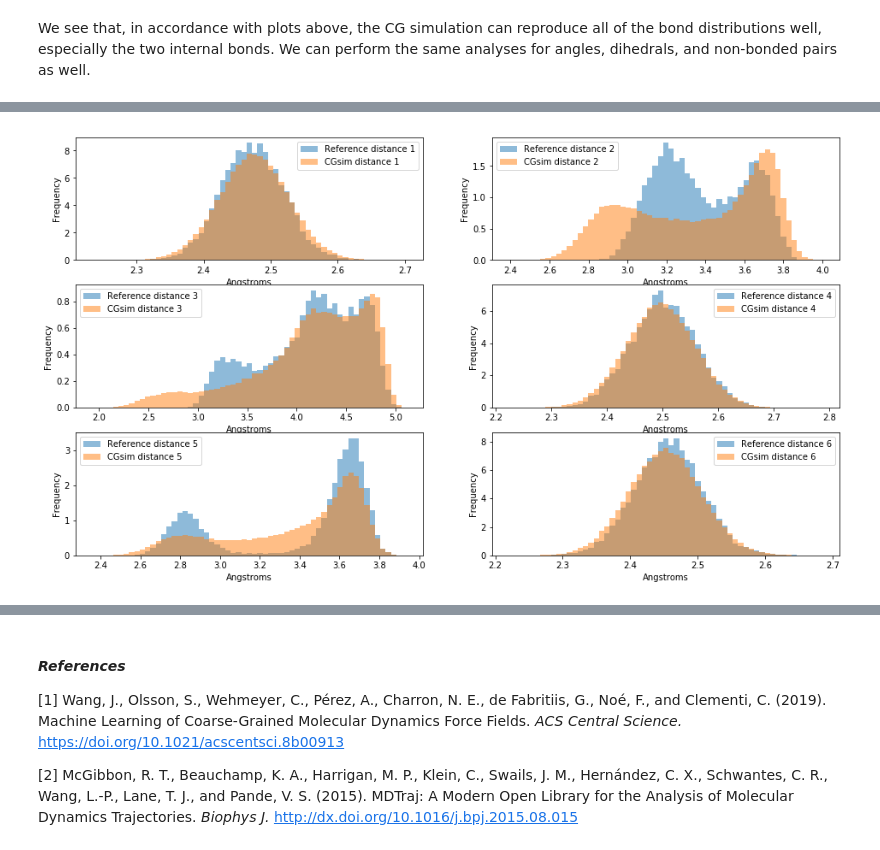
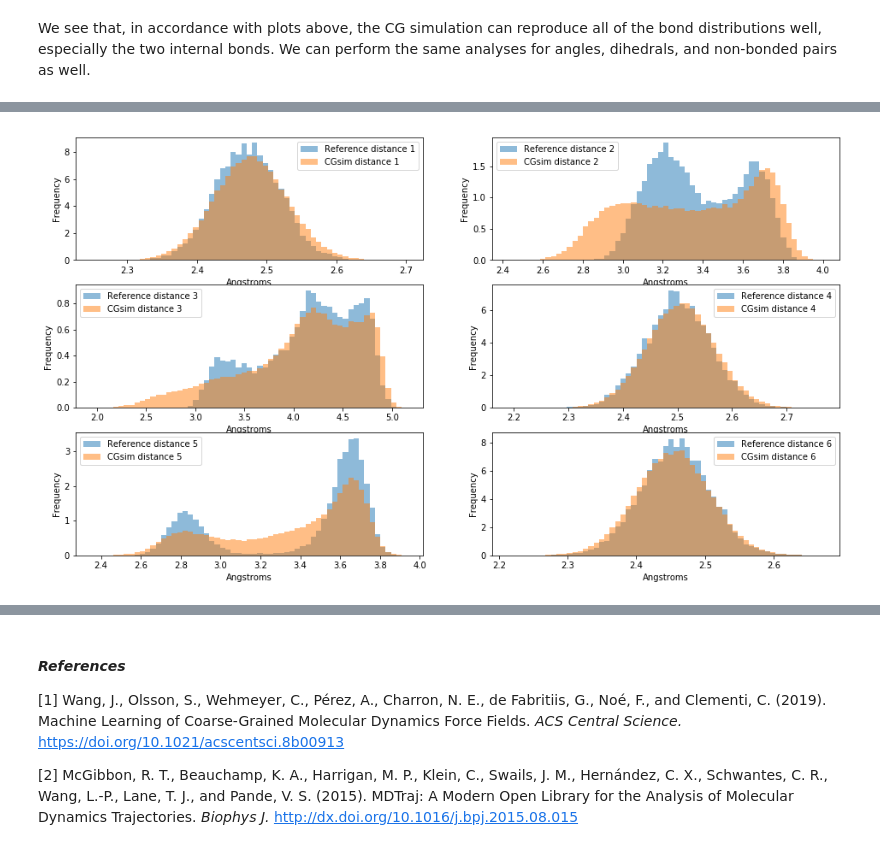
Before and after one commit to coarse-graining/cgnet, a Jupyter notebook: examples/Training-A-Coarse-Grained-Force-Field.ipynb, the cells around one changed output, grey strips where cells are left out. Cells and saved outputs as stored; diff of their text form; code cells hidden in the pictures.

```diff
--- a/examples/Training-A-Coarse-Grained-Force-Field.ipynb
+++ b/examples/Training-A-Coarse-Grained-Force-Field.ipynb
@@ -447,12 +447,15 @@ divs=[]
 fig = plt.figure(figsize=(16,6))
 for i in range(ang_traj.shape[1]):
     plt.subplot(round(len(angles)/2),2, i+1)
-    div = compare_distributions(ang_traj[:,i],sim_ang_traj[:,i],
-                                nbins=60,
-                                labels=['Reference angle {}'.format(i+1),'CGsim angle {}'.format(i+1)],
-                                xaxis='Radians', yaxis='Frequency',
-                                kl_div= True)
+    hist1, hist2, bins, div = compare_distributions(ang_traj[:,i],sim_ang_traj[:,i],
+                                                    nbins=60, compute_overlap='kl_div')
+
     divs.append(div)
+    plt.hist(ang_traj[:,i], bins=bins, alpha=0.5, label='Reference angle {}'.format(i+1),density=True)
+    plt.hist(sim_ang_traj[:,i], bins=bins, alpha=0.5, label='CGsim angle {}'.format(i+1),density=True)
     plt.title = "Angle {}".format(i+1)
+    plt.xlabel('Radians')
+    plt.ylabel('Frequency')
+    plt.legend(loc='best')
 plt.show()
 # %% [output]
@@ -467,16 +470,19 @@ plt.show()
 # %%
 dihedrals = np.hstack((phi,psi))
 sim_dihedrals = np.hstack((sim_phi,sim_psi))
-divs = []
+divs=[]
 fig = plt.figure(figsize=(16,3))
 for i in range(dihedrals.shape[1]):
     plt.subplot(1,2, i+1)
-    div = compare_distributions(dihedrals[:,i],sim_dihedrals[:,i],
-                                nbins=60,
-                                labels=['Reference dihedral {}'.format(i+1),'CGsim dihedral {}'.format(i+1)],
-                                xaxis='Radians', yaxis='Frequency',
-                                kl_div= True)
+    hist1, hist2, bins, div = compare_distributions(dihedrals[:,i],sim_dihedrals[:,i],
+                                                    nbins=60, compute_overlap='kl_div')
+
     divs.append(div)
-    plt.title = "Bond {}".format(i+1)
+    plt.hist(dihedrals[:,i], bins=bins, alpha=0.5, label='Reference dihedral {}'.format(i+1),density=True)
+    plt.hist(sim_dihedrals[:,i], bins=bins, alpha=0.5, label='CGsim dihedral {}'.format(i+1),density=True)
+    plt.title = "Dihedral {}".format(i+1)
+    plt.xlabel('Radians')
+    plt.ylabel('Frequency')
+    plt.legend(loc='best')
 plt.show()
 # %% [output]
@@ -493,20 +499,23 @@ dist_idx = [[0,2],[0,3],[0,4],[1,3],[1,4],[2,4]]
 dist_traj = md.compute_distances(ala2_traj, dist_idx)
 sim_dist_traj = md.compute_distances(ala2_simulated_traj, dist_idx)
 # %%
-divs = []
+divs=[]
 fig = plt.figure(figsize=(16,9))
 for i in range(dist_traj.shape[1]):
     plt.subplot(round(len(dist_idx)/2),2, i+1)
-    div = compare_distributions(dist_traj[:,i],sim_dist_traj[:,i],
-                                nbins=60,
-                                labels=['Reference distance {}'.format(i+1),'CGsim distance {}'.format(i+1)],
-                                xaxis='Angstroms', yaxis='Frequency',
-                                kl_div= True)
+    hist1, hist2, bins, div = compare_distributions(dist_traj[:,i],sim_dist_traj[:,i],
+                                                    nbins=60, compute_overlap='kl_div')
+
     divs.append(div)
+    plt.hist(dist_traj[:,i], bins=bins, alpha=0.5, label='Reference distance {}'.format(i+1),density=True)
+    plt.hist(sim_dist_traj[:,i], bins=bins, alpha=0.5, label='CGsim distance {}'.format(i+1),density=True)
     plt.title = "Distance {}".format(i+1)
+    plt.xlabel('Angstroms')
+    plt.ylabel('Frequency')
+    plt.legend(loc='best')
 plt.show()
 # %% [output]
-[figure, old version]
+[figure, new version]
 # %%
 plt.plot(np.arange(1,len(divs)+1,1), divs)
 plt.xlabel('Distance Pair Index')
```
Also changed, not shown: parts of 12 cells of this notebook, 3 other files.
